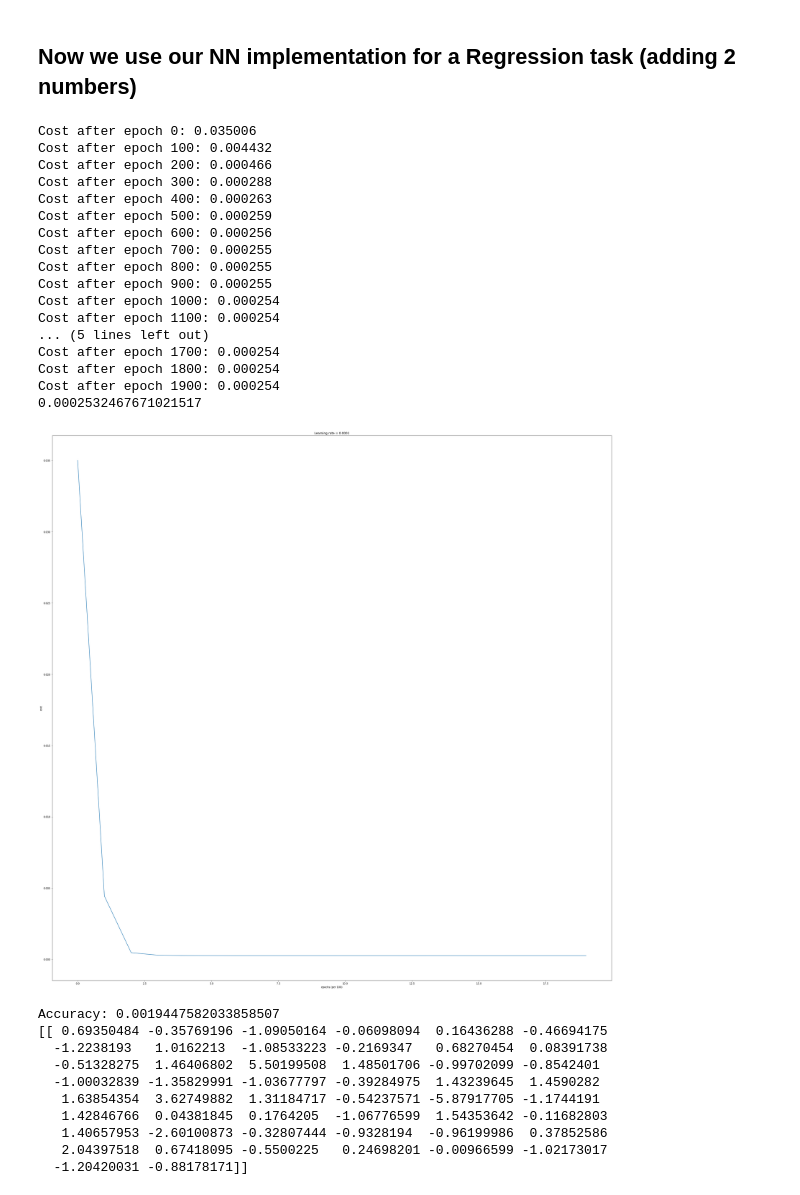
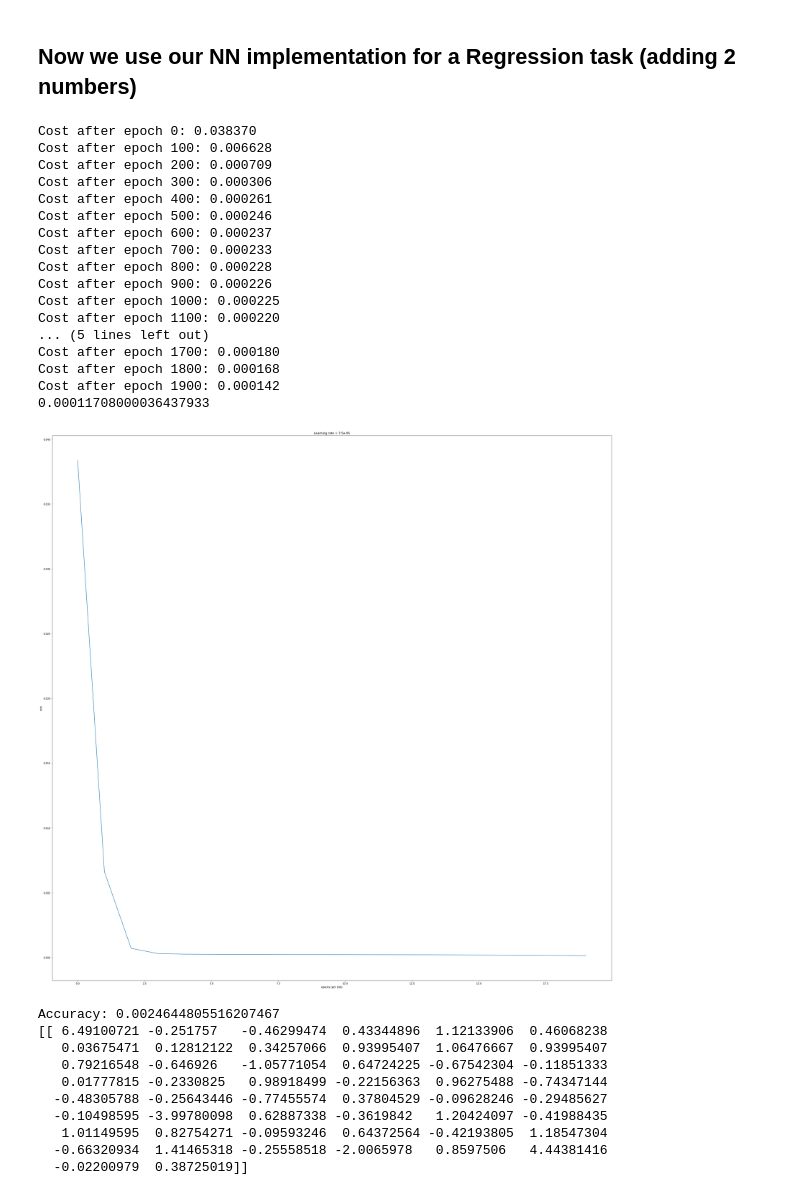
Before and after one commit to simonme42/ANN_experiments, a Jupyter notebook: ANN_from_scratch_V2.ipynb, the cells around one changed output. Saved outputs shown, nothing was run; the diff lists cells and outputs as text; code cells hidden in the pictures.

```diff
--- a/ANN_from_scratch_V2.ipynb
+++ b/ANN_from_scratch_V2.ipynb
@@ -704,47 +708,46 @@ def create_mse_data(low, high, m, train_test_split=0.2):
 
   return (mse_X_train,mse_X_test,mse_Y_train,mse_Y_test)
 
-
 (mse_X_train,mse_X_test,mse_Y_train,mse_Y_test) = create_mse_data(0,50,10000)
 
-layers_dims_mse = [mse_X_train.shape[0],5,4,1]
+layers_dims_mse = [mse_X_train.shape[0],10,10,1]
 # %%
-parameters = train_model(mse_X_train, mse_Y_train, layers_dims_mse, num_epochs = 2000, print_cost = True, loss="mse", learning_rate = 0.0001, optimizer="Adam")
+parameters = train_model(mse_X_train, mse_Y_train, layers_dims_mse, num_epochs = 2000, print_cost = True, loss="mse", learning_rate = 0.000075, optimizer="Adam")
 # %% [output]
-Cost after epoch 0: 0.035006
-Cost after epoch 100: 0.004432
-Cost after epoch 200: 0.000466
-Cost after epoch 300: 0.000288
-Cost after epoch 400: 0.000263
-Cost after epoch 500: 0.000259
-Cost after epoch 600: 0.000256
-Cost after epoch 700: 0.000255
-Cost after epoch 800: 0.000255
-Cost after epoch 900: 0.000255
-Cost after epoch 1000: 0.000254
-Cost after epoch 1100: 0.000254
+Cost after epoch 0: 0.038370
+Cost after epoch 100: 0.006628
+Cost after epoch 200: 0.000709
+Cost after epoch 300: 0.000306
+Cost after epoch 400: 0.000261
+Cost after epoch 500: 0.000246
+Cost after epoch 600: 0.000237
+Cost after epoch 700: 0.000233
+Cost after epoch 800: 0.000228
+Cost after epoch 900: 0.000226
+Cost after epoch 1000: 0.000225
+Cost after epoch 1100: 0.000220
 ... (5 lines left out)
-Cost after epoch 1700: 0.000254
-Cost after epoch 1800: 0.000254
-Cost after epoch 1900: 0.000254
-0.0002532467671021517
+Cost after epoch 1700: 0.000180
+Cost after epoch 1800: 0.000168
+Cost after epoch 1900: 0.000142
+0.00011708000036437933
-[figure, old version]
+[figure, new version]
 # %%
 pred_train = predict(mse_X_train, mse_Y_train, parameters, loss="mse")
 
 p, caches = L_model_forward(mse_X_train, parameters)
 print((p*100-mse_Y_train*100)[:,0:50])
 # %% [output]
-Accuracy: 0.0019447582033858507
-[[ 0.69350484 -0.35769196 -1.09050164 -0.06098094  0.16436288 -0.46694175
-  -1.2238193   1.0162213  -1.08533223 -0.2169347   0.68270454  0.08391738
-  -0.51328275  1.46406802  5.50199508  1.48501706 -0.99702099 -0.8542401
-  -1.00032839 -1.35829991 -1.03677797 -0.39284975  1.43239645  1.4590282
-   1.63854354  3.62749882  1.31184717 -0.54237571 -5.87917705 -1.1744191
-   1.42846766  0.04381845  0.1764205  -1.06776599  1.54353642 -0.11682803
-   1.40657953 -2.60100873 -0.32807444 -0.9328194  -0.96199986  0.37852586
-   2.04397518  0.67418095 -0.5500225   0.24698201 -0.00966599 -1.02173017
-  -1.20420031 -0.88178171]]
+Accuracy: 0.0024644805516207467
+[[ 6.49100721 -0.251757   -0.46299474  0.43344896  1.12133906  0.46068238
+   0.03675471  0.12812122  0.34257066  0.93995407  1.06476667  0.93995407
+   0.79216548 -0.646926   -1.05771054  0.64724225 -0.67542304 -0.11851333
+   0.01777815 -0.2330825   0.98918499 -0.22156363  0.96275488 -0.74347144
+  -0.48305788 -0.25643446 -0.77455574  0.37804529 -0.09628246 -0.29485627
+  -0.10498595 -3.99780098  0.62887338 -0.3619842   1.20424097 -0.41988435
+   1.01149595  0.82754271 -0.09593246  0.64372564 -0.42193805  1.18547304
+  -0.66320934  1.41465318 -0.25558518 -2.0065978   0.8597506   4.44381416
+  -0.02200979  0.38725019]]
 # %%
 pred_test = predict(mse_X_test, mse_Y_test, parameters, loss="mse")
 
```
Also changed, not shown: parts of 6 cells of this notebook.
